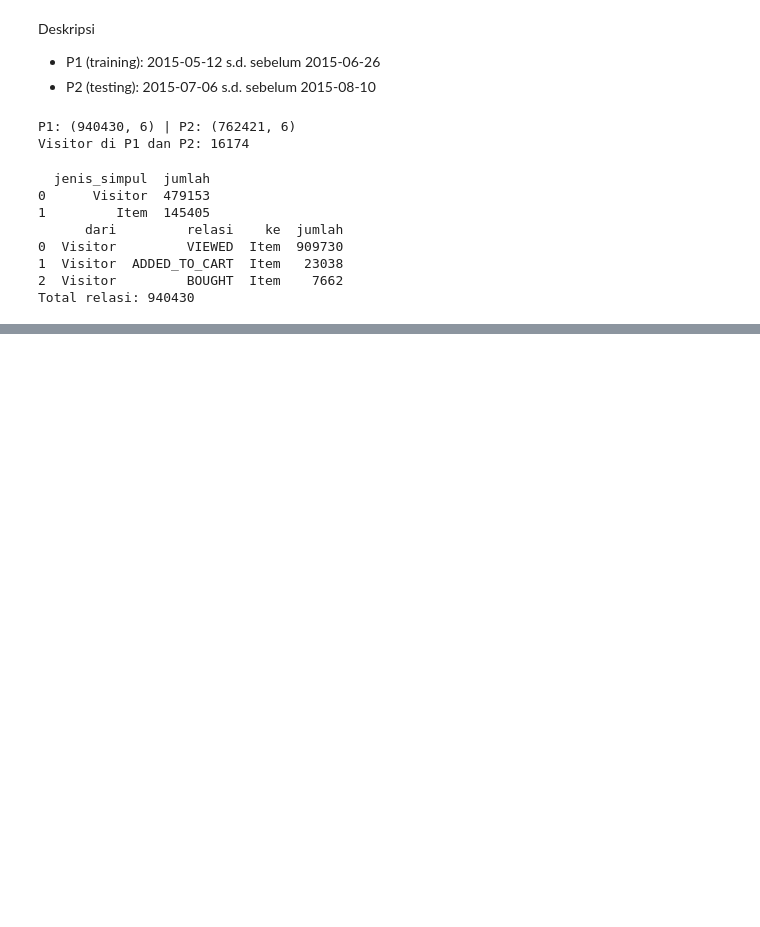
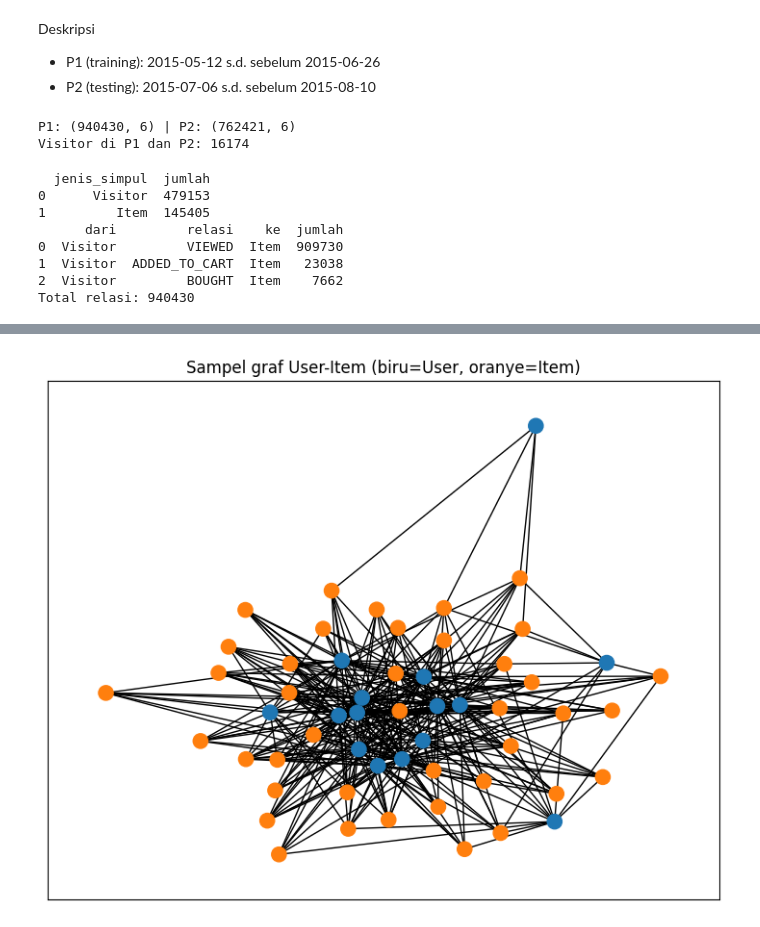
Before and after one commit to nuhaasalsabila/uts-graf-nuhaa-045, a Jupyter notebook: uts.ipynb, the cells around one changed output, grey strips where cells are left out. Drawn from its saved outputs; the diff is of its cells as text; code cells hidden in the pictures; blank space fills up the shorter version.

Commit message:
2.1 no 4 VSM user

```diff
--- a/uts.ipynb
+++ b/uts.ipynb
@@ -76,3 +79,21 @@ print("Total relasi:", df_rels["jumlah"].sum())
 1  Visitor  ADDED_TO_CART  Item   23038
 2  Visitor         BOUGHT  Item    7662
 Total relasi: 940430
+# %%
+#4.VSM untuk simpul User (Visitor), bobot : (view=1, addtocart=3, transaction=5)
+p1 = pd.read_csv("data/events_p1.csv")
+bobot = {"view": 1, "addtocart": 3, "transaction": 5}
+p1["w"] = p1["event"].map(bobot)
+# agregasi bobot per (visitor, item)
+agg = p1.groupby(["visitorid", "itemid"], as_index=False)["w"].sum()
+users = agg["visitorid"].astype("category")
+items = agg["itemid"].astype("category")
+X_user = csr_matrix(
+    (agg["w"].values, (users.cat.codes, items.cat.codes)),
+    shape=(users.cat.categories.size, items.cat.categories.size),)
+print("Shape (user x item):", X_user.shape)
+print("Dimensi vektor user (jumlah item):", X_user.shape[1])
+print("Entri non-nol:", X_user.nnz)
+print("Density:", X_user.nnz / (X_user.shape[0] * X_user.shape[1]))
+nnz_per_user = np.diff(X_user.indptr)
+print("Item per user -> rata-rata:", nnz_per_user.mean(), "| median:", np.median(nnz_per_user), "| maks:", nnz_per_user.max())
@@ -78,0 +117,16 @@ Total relasi: 940430
+# %%
+#4.1 plot network
+top_users = agg.groupby("visitorid").size().sort_values(ascending=False).head(15).index
+sub = agg[agg["visitorid"].isin(top_users)]
+# batasi item agar plot terbaca
+sub = sub[sub["itemid"].isin(sub["itemid"].value_counts().head(40).index)]
+G = nx.Graph()
+for r in sub.itertuples():
+    G.add_edge(f"U{r.visitorid}", f"I{r.itemid}", weight=r.w)
+warna = ["tab:blue" if n.startswith("U") else "tab:orange" for n in G.nodes]
+plt.figure(figsize=(9, 7))
+nx.draw_networkx(G, node_color=warna, node_size=120, font_size=6, with_labels=False)
+plt.title("Sampel graf User-Item (biru=User, oranye=Item)")
+plt.show()
+# %% [output]
+[figure, added]
```
Also changed, not shown: parts of 3 cells of this notebook.
